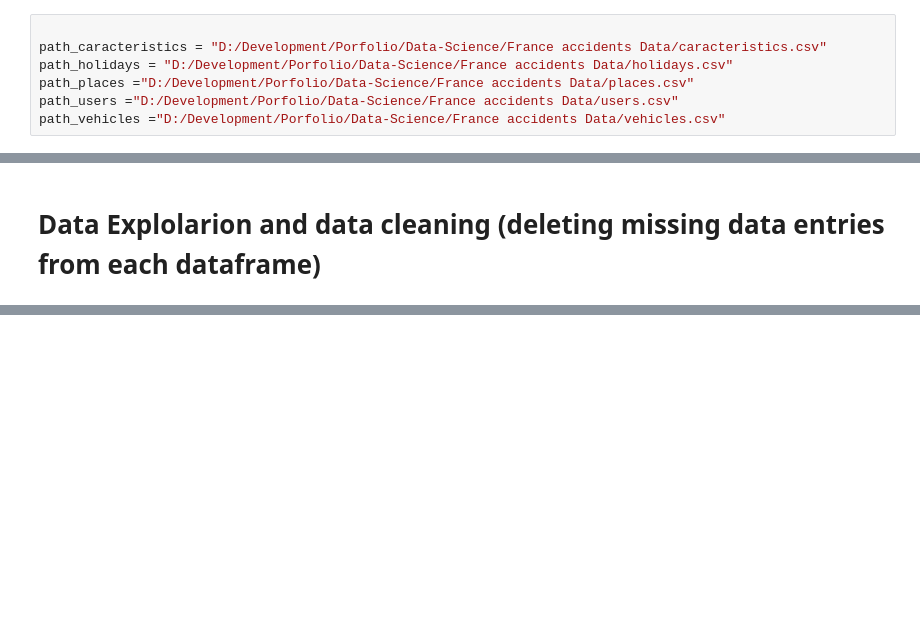
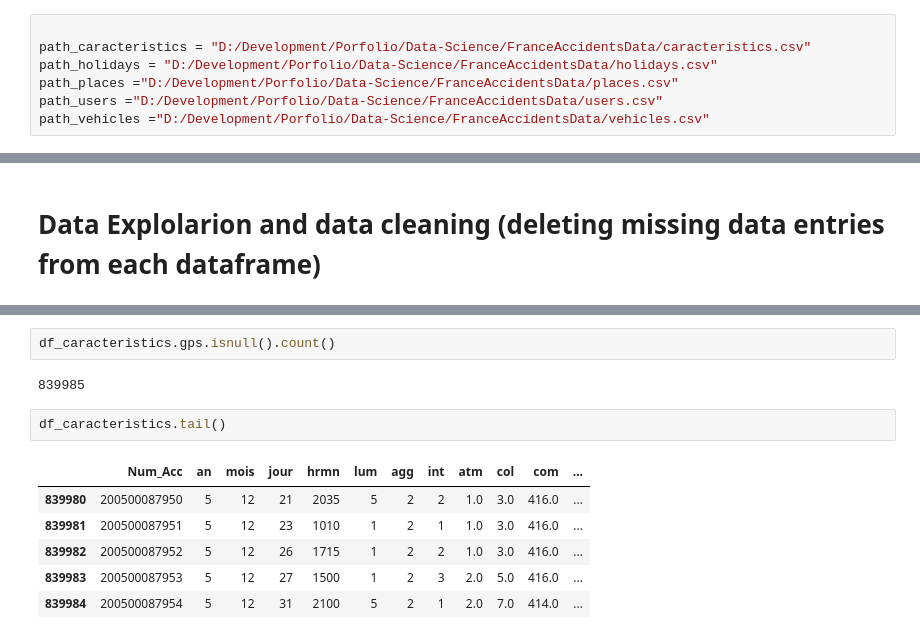
Before and after one commit to TheBlaze1/DataScience, a Jupyter notebook: AccidentsinFrance2005to2016.ipynb, the cells around one changed output, grey strips where cells are left out. Drawn from its saved outputs; the diff is of its cells as text; blank space fills up the shorter version.

```diff
--- a/AccidentsinFrance2005to2016.ipynb
+++ b/AccidentsinFrance2005to2016.ipynb
@@ -421,11 +422,11 @@ Category of vehicle:
    # **Loading datasets**
 # %%
 
-path_caracteristics = "D:/Development/Porfolio/Data-Science/France accidents Data/caracteristics.csv"
-path_holidays = "D:/Development/Porfolio/Data-Science/France accidents Data/holidays.csv"
-path_places ="D:/Development/Porfolio/Data-Science/France accidents Data/places.csv"
-path_users ="D:/Development/Porfolio/Data-Science/France accidents Data/users.csv"
-path_vehicles ="D:/Development/Porfolio/Data-Science/France accidents Data/vehicles.csv"
+path_caracteristics = "D:/Development/Porfolio/Data-Science/FranceAccidentsData/caracteristics.csv"
+path_holidays = "D:/Development/Porfolio/Data-Science/FranceAccidentsData/holidays.csv"
+path_places ="D:/Development/Porfolio/Data-Science/FranceAccidentsData/places.csv"
+path_users ="D:/Development/Porfolio/Data-Science/FranceAccidentsData/users.csv"
+path_vehicles ="D:/Development/Porfolio/Data-Science/FranceAccidentsData/vehicles.csv"
 # %%
 # Loading data files to seperate data framse
 df_caracteristics = pd.read_csv(path_caracteristics)
@@ -487,0 +509,13 @@ df_vehicles.head()
+# %%
+df_caracteristics.gps.isnull().count()
+# %% [output]
+839985
+# %%
+df_caracteristics.tail()
+# %% [output]
+|  | Num_Acc | an | mois | jour | hrmn | lum | agg | int | atm | col | com | ... |
+| 839980 | 200500087950 | 5 | 12 | 21 | 2035 | 5 | 2 | 2 | 1.0 | 3.0 | 416.0 | ... |
+| 839981 | 200500087951 | 5 | 12 | 23 | 1010 | 1 | 2 | 1 | 1.0 | 3.0 | 416.0 | ... |
+| 839982 | 200500087952 | 5 | 12 | 26 | 1715 | 1 | 2 | 2 | 1.0 | 3.0 | 416.0 | ... |
+| 839983 | 200500087953 | 5 | 12 | 27 | 1500 | 1 | 2 | 3 | 2.0 | 5.0 | 416.0 | ... |
+| 839984 | 200500087954 | 5 | 12 | 31 | 2100 | 5 | 2 | 1 | 2.0 | 7.0 | 414.0 | ... |
```
Also changed, not shown: parts of 17 cells of this notebook.
